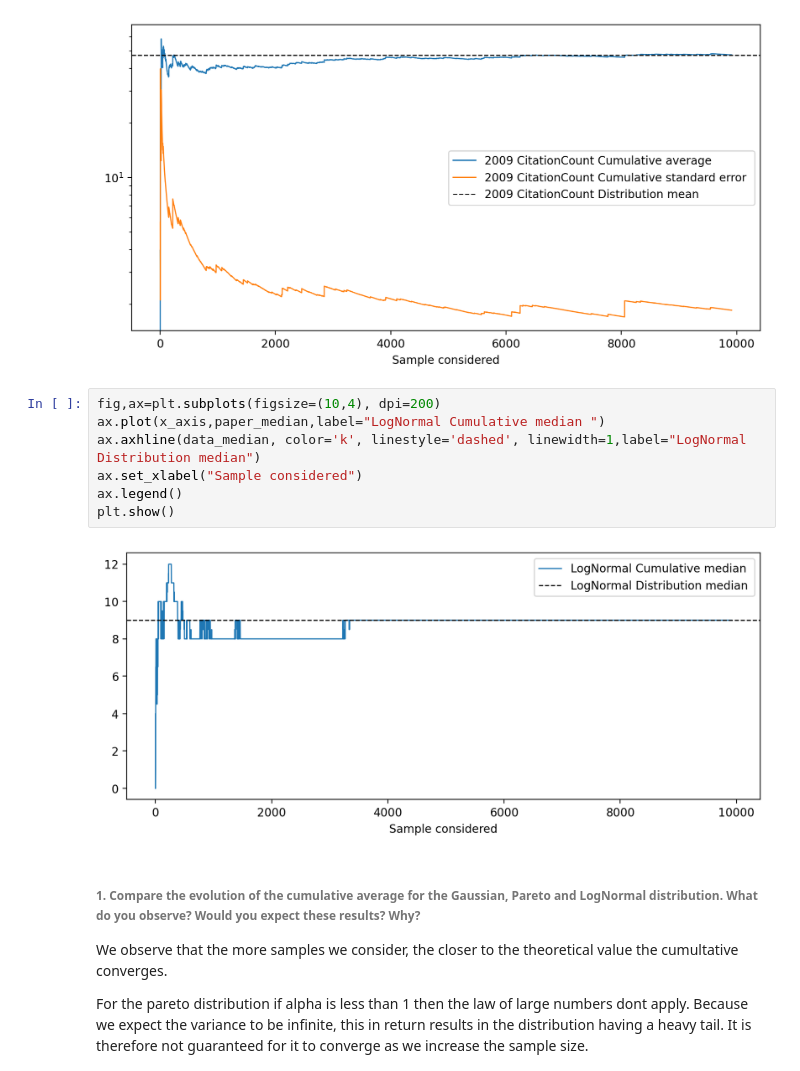
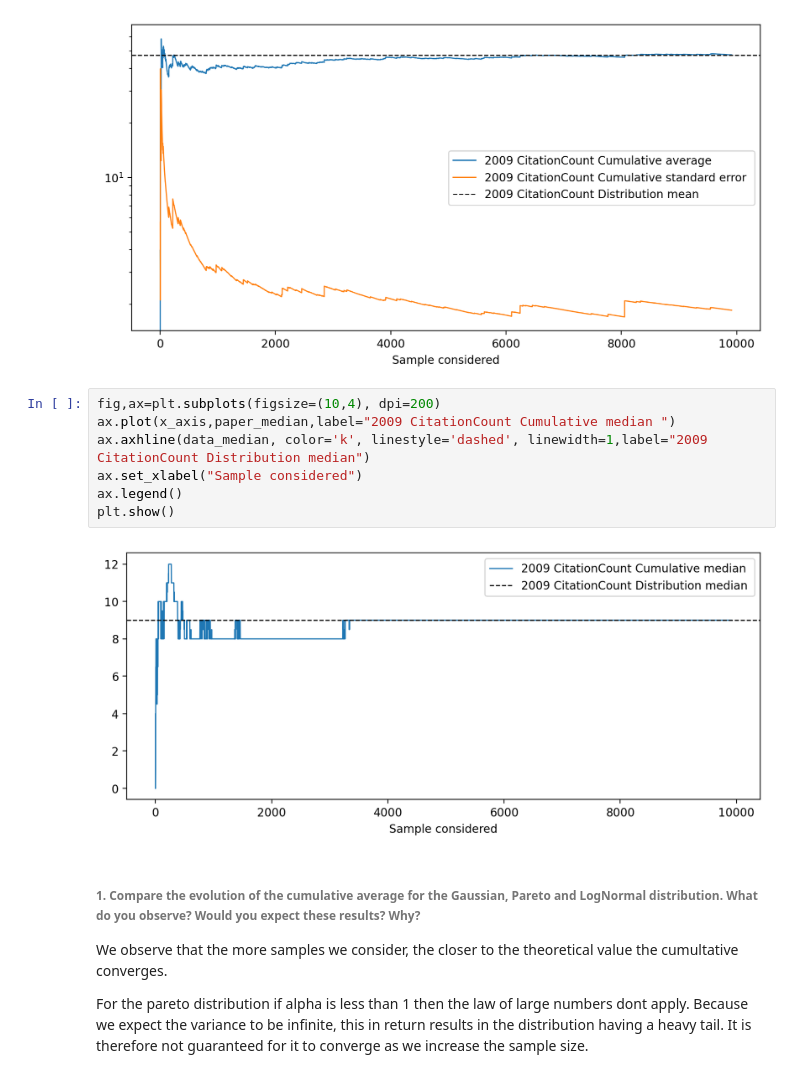
Before and after one commit to natasha0301/02467Assignment1, a Jupyter notebook: 02467 Assignment 1.ipynb, the cells around one changed output. Cells and saved outputs as stored; diff of their text form.

```diff
--- a/02467 Assignment 1.ipynb
+++ b/02467 Assignment 1.ipynb
@@ -609,13 +610,13 @@ plt.show()
 [figure]
 # %%
 fig,ax=plt.subplots(figsize=(10,4), dpi=200)
-ax.plot(x_axis,paper_median,label="LogNormal Cumulative median ")
-ax.axhline(data_median, color='k', linestyle='dashed', linewidth=1,label="LogNormal Distribution median")
+ax.plot(x_axis,paper_median,label="2009 CitationCount Cumulative median ")
+ax.axhline(data_median, color='k', linestyle='dashed', linewidth=1,label="2009 CitationCount Distribution median")
 ax.set_xlabel("Sample considered")
 ax.legend()
 plt.show()
 # %% [output]
-[figure, old version]
+[figure, new version]
 # %% [markdown]
 ###### 1. Compare the evolution of the cumulative average for the Gaussian, Pareto and LogNormal distribution. What do you observe? Would you expect these results? Why?
 We observe that the more samples we consider, the closer to the theoretical value the cumultative converges.
```
Also changed, not shown: parts of 2 cells of this notebook.
